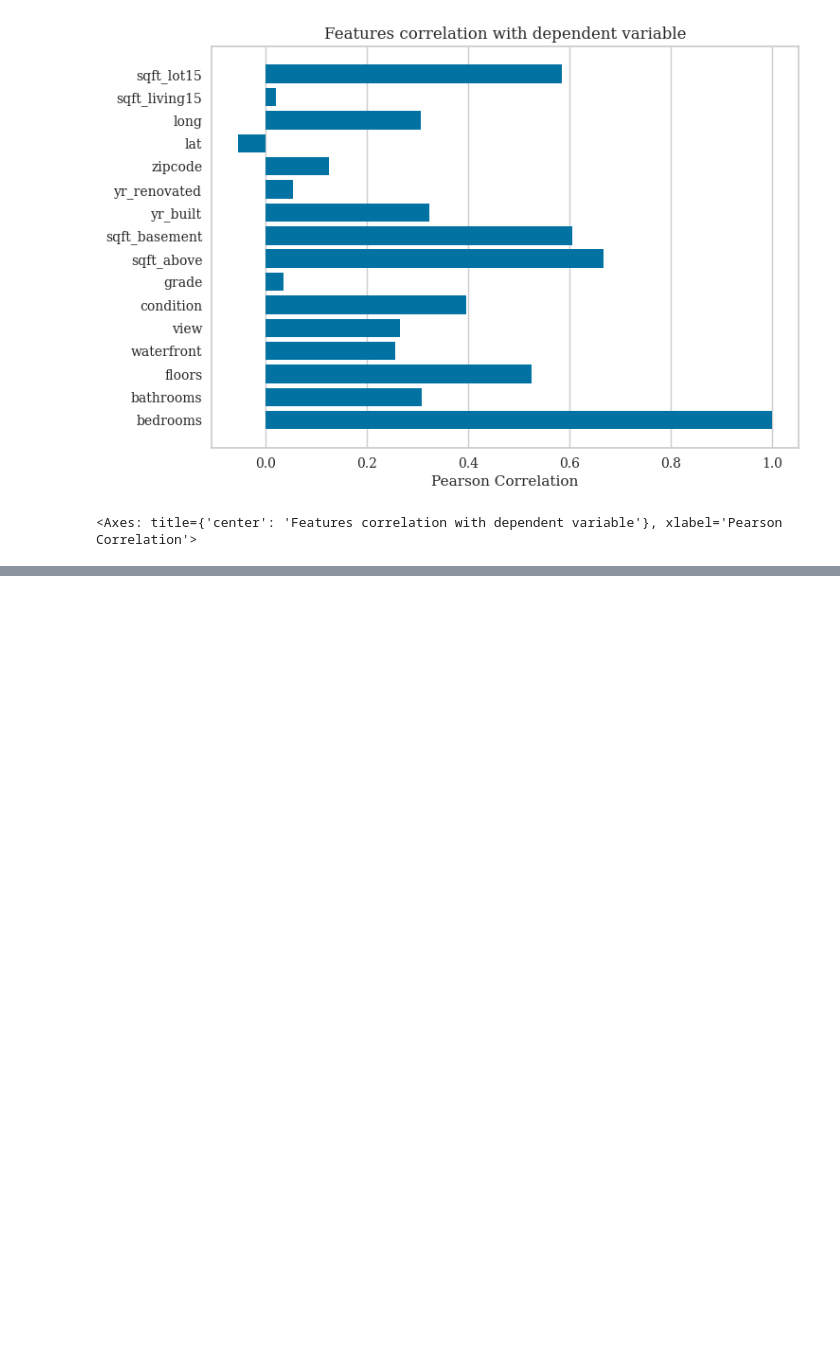
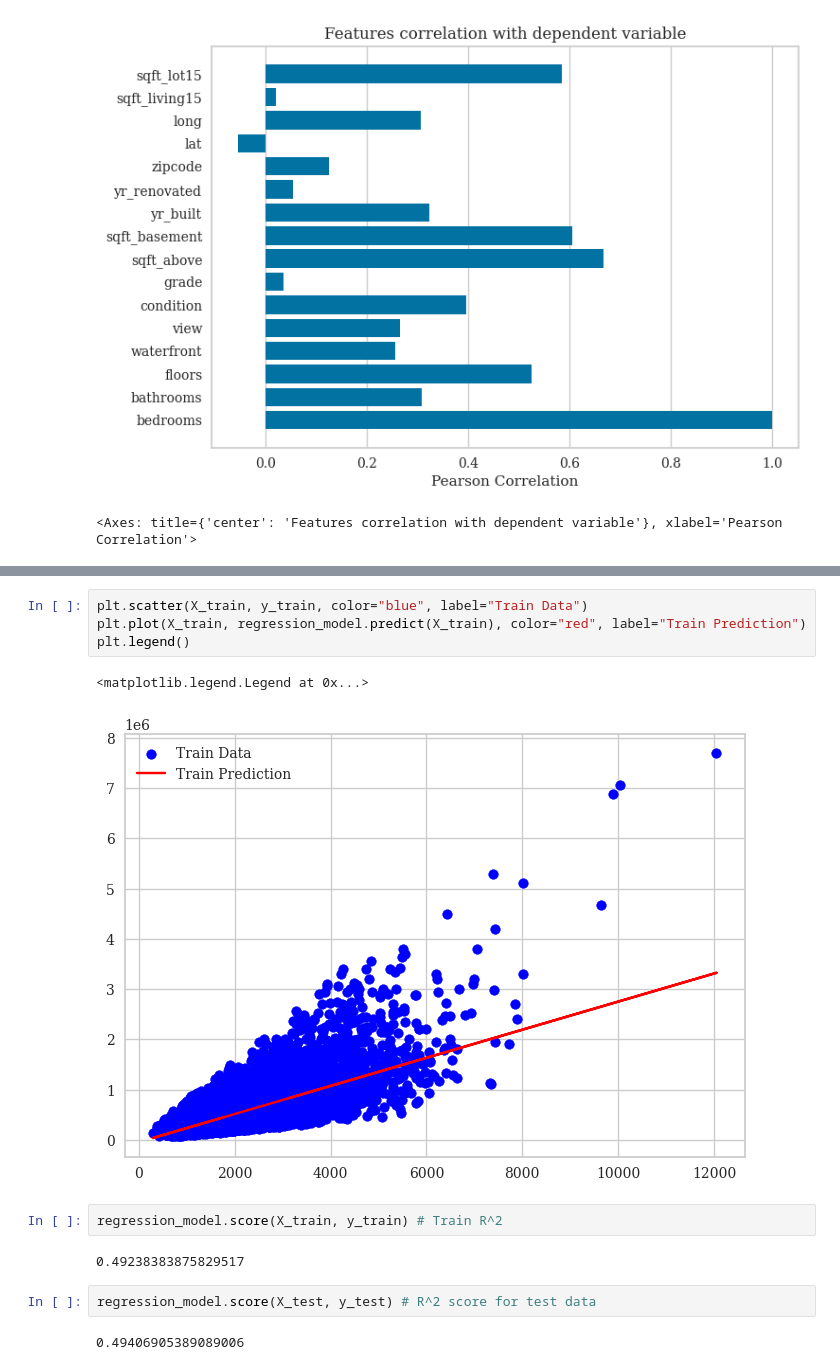
Before and after one commit to Dionmax/BurningMyBrain, a Jupyter notebook: EstatisticaDataScience/CorrelationRegression.ipynb, the cells around one changed output, grey strips where cells are left out. Cells and saved outputs as stored; diff of their text form; blank space fills up the shorter version.

```diff
--- a/EstatisticaDataScience/CorrelationRegression.ipynb
+++ b/EstatisticaDataScience/CorrelationRegression.ipynb
@@ -220,0 +293,15 @@ corr_graph.show()
+# %%
+plt.scatter(X_train, y_train, color="blue", label="Train Data")
+plt.plot(X_train, regression_model.predict(X_train), color="red", label="Train Prediction")
+plt.legend()
+# %% [output]
+<matplotlib.legend.Legend at 0x...>
+[figure, added]
+# %%
+regression_model.score(X_train, y_train) # Train R^2
+# %% [output]
+0.49238383875829517
+# %%
+regression_model.score(X_test, y_test) # R^2 score for test data
+# %% [output]
+0.49406905389089006
```
Also changed, not shown: parts of 16 cells of this notebook.
